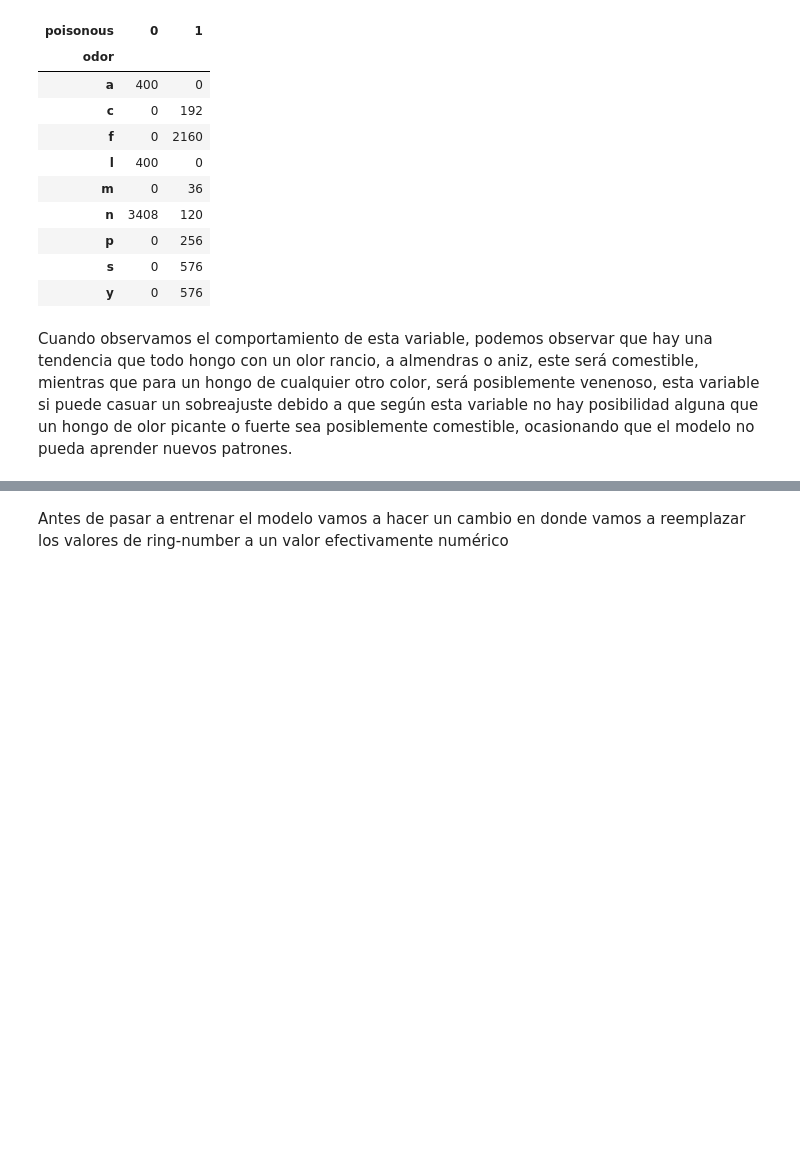
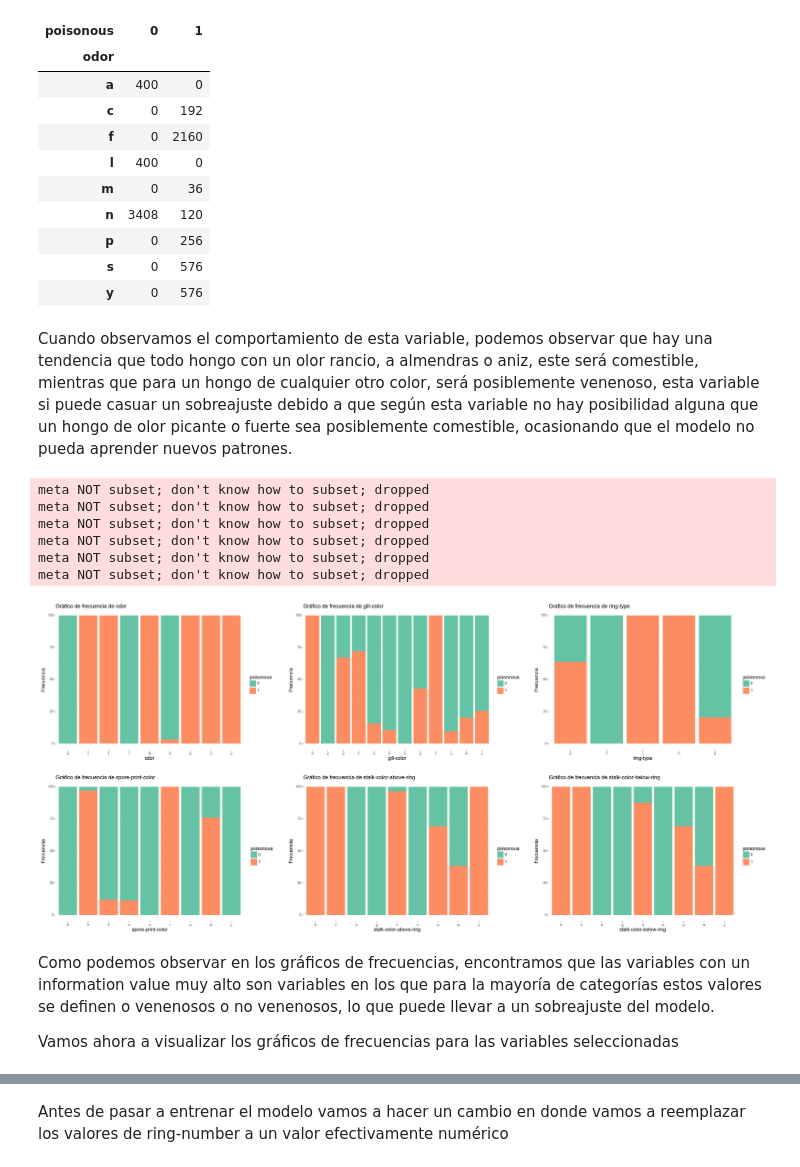
Before and after one commit to pinnzonandres/Proyecto_MLII, a Jupyter notebook: notebooks/exploration.ipynb, the cells around one changed output, grey strips where cells are left out. Saved outputs shown, nothing was run; the diff lists cells and outputs as text; code cells hidden in the pictures; blank space fills up the shorter version.

Commit message:
Modelo Machine Learning IV < 1.5

```diff
--- a/notebooks/exploration.ipynb
+++ b/notebooks/exploration.ipynb
@@ -439,6 +457,50 @@ t1
 | y | 0 | 576 |
 # %% [markdown]
 Cuando observamos el comportamiento de esta variable, podemos observar que hay una tendencia que todo hongo con un olor rancio, a almendras o aniz, este será comestible, mientras que para un hongo de cualquier otro color, será posiblemente venenoso, esta variable si puede casuar un sobreajuste debido a que según esta variable no hay posibilidad alguna que un hongo de olor picante o fuerte sea posiblemente comestible, ocasionando que el modelo no pueda aprender nuevos patrones.
+# %%
+# Definimos una función para poder visualizar los gráficos de frecuencia condicionada
+from plotnine import ggplot, aes, geom_bar, ylab, scale_fill_brewer, ggtitle, theme_bw, theme, element_rect
+import patchworklib as pw
+
+def create_subplot(data, feature):
+    t1 = pd.crosstab(data[feature], data['poisonous'])
+    p1 = t1.div(t1.sum(axis=1), axis=0) * 100
+    p1_df = pd.DataFrame(p1).unstack().reset_index(drop=False).rename(columns={0:'Frecuencia'})
+
+    return  (ggplot(p1_df) +
+            aes(x=feature, y="Frecuencia", fill="poisonous") +
+            geom_bar(stat="identity") +
+            ylab("Frecuencia") +
+            scale_fill_brewer(palette="Set2", type="qual") +
+            ggtitle("Gráfico de frecuencia de {}".format(feature))+
+            theme(panel_background = element_rect("White"))
+           )
+# %%
+# Revisando todas las variables con un IV mayor a 2
+super_variables = list(super_iv.index)
+
+g1 = pw.load_ggplot(create_subplot(df_full,super_variables[0]))
+g2 = pw.load_ggplot(create_subplot(df_full,super_variables[1]))
+g3 = pw.load_ggplot(create_subplot(df_full,super_variables[2]))
+g4 = pw.load_ggplot(create_subplot(df_full,super_variables[3]))
+g5 = pw.load_ggplot(create_subplot(df_full,super_variables[4]))
+g6 = pw.load_ggplot(create_subplot(df_full,super_variables[5]))
+
+gfull = (g1|g2|g3)/(g4|g5|g6)
+gfull
+# %% [output]
+meta NOT subset; don't know how to subset; dropped
+meta NOT subset; don't know how to subset; dropped
+meta NOT subset; don't know how to subset; dropped
+meta NOT subset; don't know how to subset; dropped
+meta NOT subset; don't know how to subset; dropped
+meta NOT subset; don't know how to subset; dropped
+[figure, added]
+# %% [markdown]
+Como podemos observar en los gráficos de frecuencias, encontramos que las variables con un information value muy alto son variables en los que para la mayoría de categorías estos valores se definen o venenosos o no venenosos, lo que puede llevar a un sobreajuste del modelo.
+
+
+Vamos ahora a visualizar los gráficos de frecuencias para las variables seleccionadas
 # %%
 #Variables seleccionadas
 selected_variables = list(selected.index)
```
Also changed, not shown: parts of 19 cells of this notebook.
